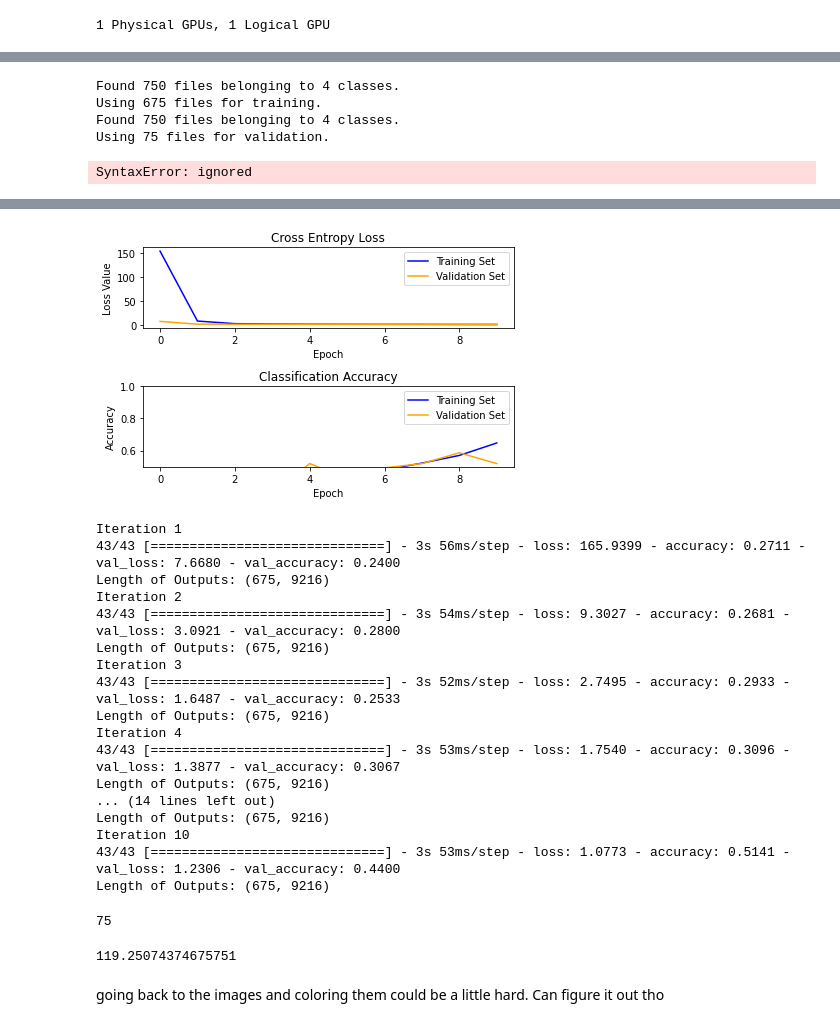
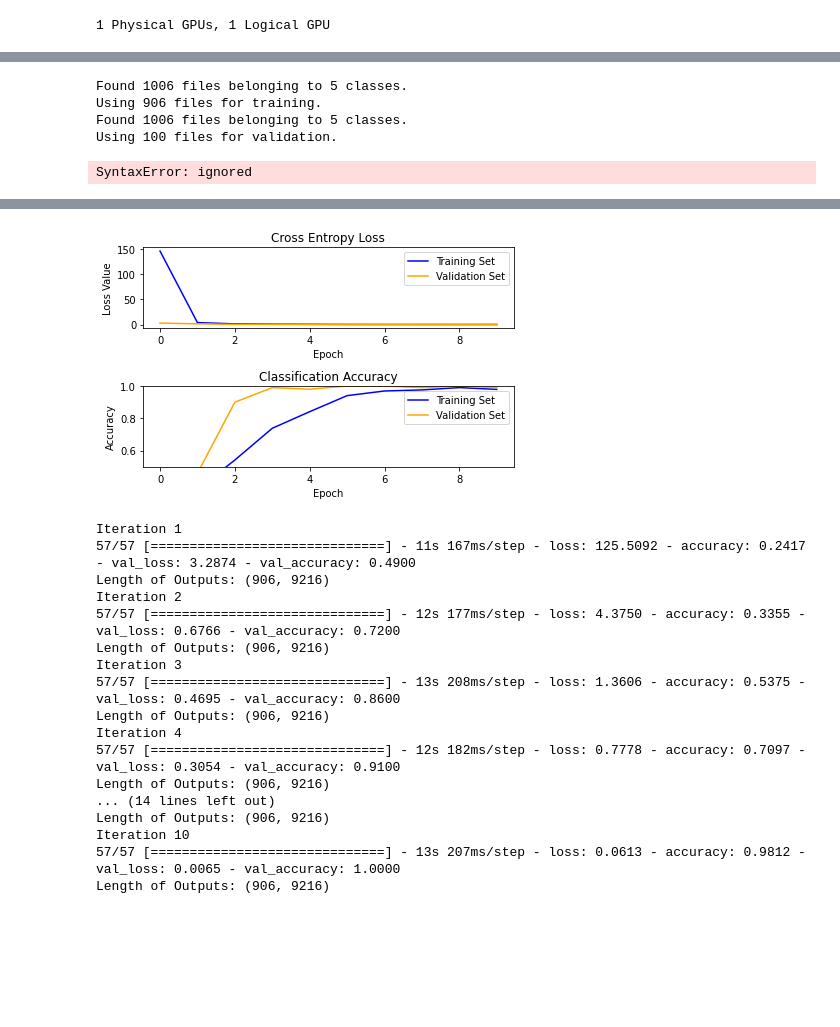
Before and after one commit to amevada9/cs159-final-project, a Jupyter notebook: dembski_train_model.ipynb, the cells around one changed output, grey strips where cells are left out. Drawn from its saved outputs; the diff is of its cells as text; code cells hidden in the pictures; blank space fills up the shorter version.

```diff
--- a/dembski_train_model.ipynb
+++ b/dembski_train_model.ipynb
@@ -144,7 +140,7 @@ img_size = (DIM, DIM)
 image_height = DIM
 image_width = DIM
 
-IMG_FOLDER_PATH = BASE_DIR + "cropped/"# Add training set here
+IMG_FOLDER_PATH = BASE_DIR + "organized pics/"# Add training set here
 # IMG_VAL_PATH = ""# Add validation set here
 # IMG_TEST_PATH = ""# Add test set here
 
@@ -154,7 +150,7 @@ data_generator = ImageDataGenerator(rescale=1.0/255.0)
 data_iter = tf.keras.utils.image_dataset_from_directory(IMG_FOLDER_PATH,
                                                 labels='inferred',
                                                 label_mode='categorical' ,
-                                                class_names=['change', 'curve', 'fourseam', 'twoseam'],
+                                                class_names=['fourseam', 'curve', 'twoseam', 'change', 'slider'],
                                                 color_mode='rgb',
                                                 batch_size=BATCH_SIZE,
                                                 image_size=(DIM, DIM),
@@ -170,7 +166,7 @@ data_iter = tf.keras.utils.image_dataset_from_directory(IMG_FOLDER_PATH,
 val_data_iter = tf.keras.utils.image_dataset_from_directory(IMG_FOLDER_PATH,
                                                 labels='inferred',
                                                 label_mode='categorical' ,
-                                                class_names=['change', 'curve', 'fourseam', 'twoseam'],
+                                                class_names=['fourseam', 'curve', 'twoseam', 'change', 'slider'],
                                                 color_mode='rgb',
                                                 batch_size=BATCH_SIZE,
                                                 image_size=(DIM, DIM),
@@ -199,10 +195,10 @@ val_data_iter = tf.keras.utils.image_dataset_from_directory(IMG_FOLDER_PATH,
 #                                                     class_mode="categorical"
 #                                                     )
 # %% [output]
-Found 750 files belonging to 4 classes.
-Using 675 files for training.
-Found 750 files belonging to 4 classes.
-Using 75 files for validation.
+Found 1006 files belonging to 5 classes.
+Using 906 files for training.
+Found 1006 files belonging to 5 classes.
+Using 100 files for validation.
 # %%
 labels = data_iter.
 top_0 = max(np.where(labels == 0)[0])
@@ -289,7 +285,7 @@ def summarize_diagnostics(history):
     plt.show()
 # %%
 # We can train the network normally for speed and accraucy testing here
-model = AlexNet((DIM, DIM, 3), 4)
+model = AlexNet((DIM, DIM, 3), 5)
 model.compile(optimizer=tf.keras.optimizers.Adam(1e-4),
               loss="categorical_crossentropy", metrics=["accuracy"])
 
@@ -321,8 +317,8 @@ Epoch 10/10
-[figure, old version]
+[figure, new version]
 # %%
 # We will build a custom training loop to see how the process works
 # we compile it, load the weights
-model = AlexNet((DIM, DIM, 3), 4)
+model = AlexNet((DIM, DIM, 3), 5)
 model.compile(optimizer=tf.keras.optimizers.Adam(1e-4),
               loss="categorical_crossentropy", metrics=["accuracy"])
 
@@ -351,19 +347,19 @@ for epoch in range(EPOCHS):
     #visualize_representation(outputs)
 # %% [output]
 Iteration 1
-43/43 [==============================] - 3s 56ms/step - loss: 165.9399 - accuracy: 0.2711 - val_loss: 7.6680 - val_accuracy: 0.2400
-Length of Outputs: (675, 9216)
+57/57 [==============================] - 11s 167ms/step - loss: 125.5092 - accuracy: 0.2417 - val_loss: 3.2874 - val_accuracy: 0.4900
+Length of Outputs: (906, 9216)
 Iteration 2
-43/43 [==============================] - 3s 54ms/step - loss: 9.3027 - accuracy: 0.2681 - val_loss: 3.0921 - val_accuracy: 0.2800
-Length of Outputs: (675, 9216)
+57/57 [==============================] - 12s 177ms/step - loss: 4.3750 - accuracy: 0.3355 - val_loss: 0.6766 - val_accuracy: 0.7200
+Length of Outputs: (906, 9216)
 Iteration 3
-43/43 [==============================] - 3s 52ms/step - loss: 2.7495 - accuracy: 0.2933 - val_loss: 1.6487 - val_accuracy: 0.2533
-Length of Outputs: (675, 9216)
+57/57 [==============================] - 13s 208ms/step - loss: 1.3606 - accuracy: 0.5375 - val_loss: 0.4695 - val_accuracy: 0.8600
+Length of Outputs: (906, 9216)
 Iteration 4
-43/43 [==============================] - 3s 53ms/step - loss: 1.7540 - accuracy: 0.3096 - val_loss: 1.3877 - val_accuracy: 0.3067
-Length of Outputs: (675, 9216)
+57/57 [==============================] - 12s 182ms/step - loss: 0.7778 - accuracy: 0.7097 - val_loss: 0.3054 - val_accuracy: 0.9100
+Length of Outputs: (906, 9216)
 ... (14 lines left out)
-Length of Outputs: (675, 9216)
+Length of Outputs: (906, 9216)
 Iteration 10
-43/43 [==============================] - 3s 53ms/step - loss: 1.0773 - accuracy: 0.5141 - val_loss: 1.2306 - val_accuracy: 0.4400
-Length of Outputs: (675, 9216)
+57/57 [==============================] - 13s 207ms/step - loss: 0.0613 - accuracy: 0.9812 - val_loss: 0.0065 - val_accuracy: 1.0000
+Length of Outputs: (906, 9216)
@@ -372,16 +366,3 @@ outputs = model1.predict(val_data_iter)
-# %%
-print(len(outputs))
-
-#from sklearn.decomposition import PCA
-#pca = PCA(n_components=2)
-# %% [output]
-75
-# %%
-sum(outputs[1])
-# %% [output]
-119.25074374675751
-# %% [markdown]
-going back to the images and coloring them could be a little hard.  Can figure it out tho
 # %%
 from sklearn.decomposition import PCA
 pca = PCA(n_components=2)
```
Also changed, not shown: parts of 13 cells of this notebook.
